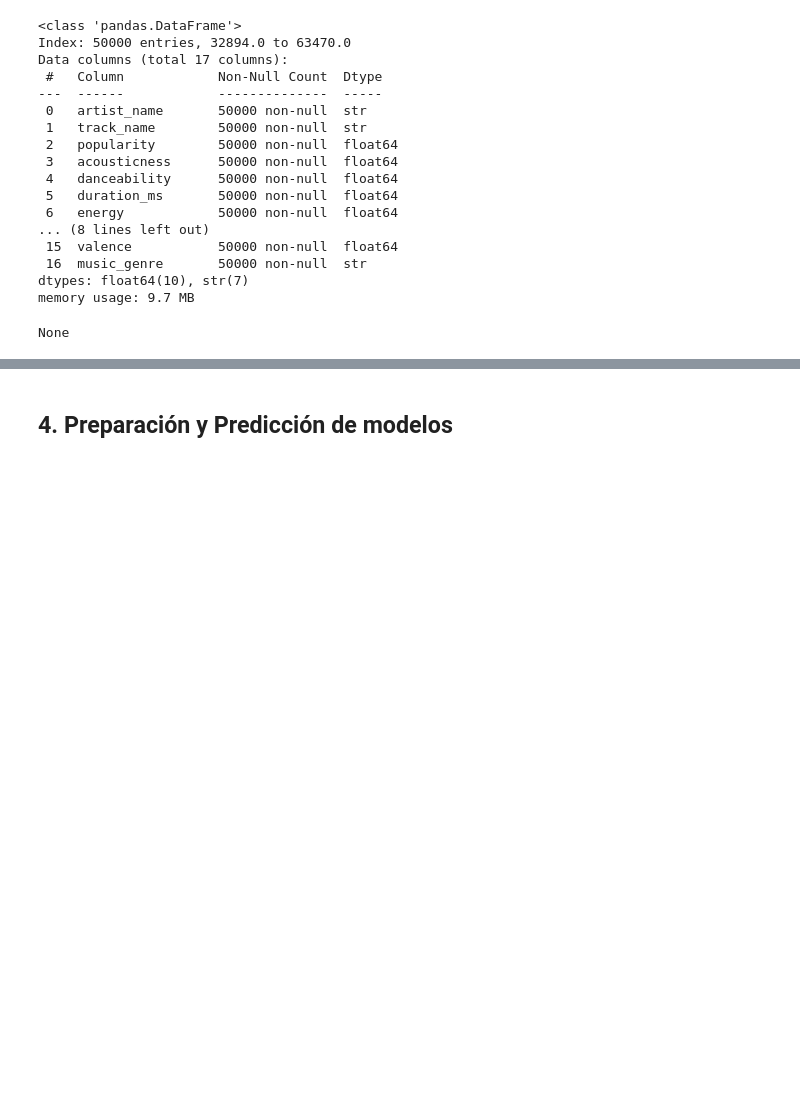
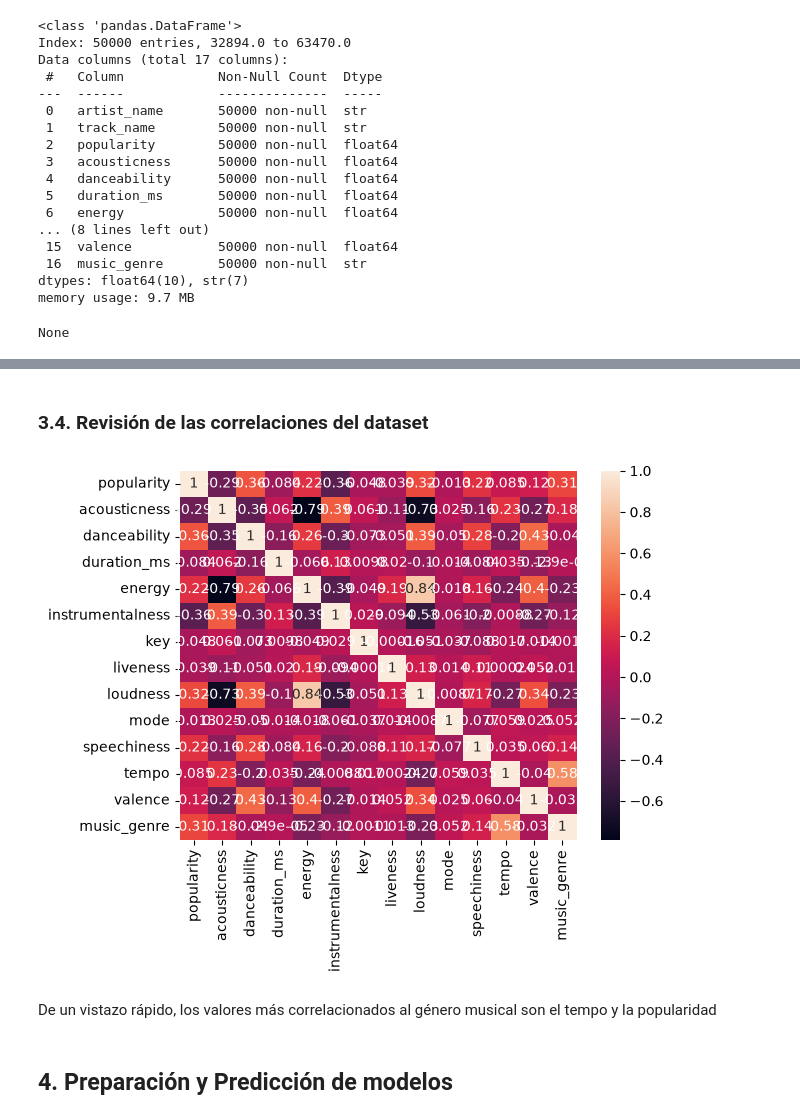
Before and after one commit to ErikAT04/PROYECTO1EVALPIA, a Jupyter notebook: Proyecto1PIA_ErikAmoToquero.ipynb, the cells around one changed output, grey strips where cells are left out. Cells and saved outputs as stored; diff of their text form; code cells hidden in the pictures; blank space fills up the shorter version.

Commit message:
Pruebas - Pensar en cambiar dataset por complicacion

```diff
--- a/Proyecto1PIA_ErikAmoToquero.ipynb
+++ b/Proyecto1PIA_ErikAmoToquero.ipynb
@@ -162,0 +149,12 @@ Y esto nos deja un dataset con la siguiente estructura:
+# %%
+# Guardamos los Strings categóricos
+claves = df_canciones.key.unique().tolist()
+modos = df_canciones["mode"].unique().tolist()
+tempos = df_canciones["tempo"].unique().tolist()
+generos = df_canciones.music_genre.unique().tolist()
+
+# Atacamos a las categorías de golpe:
+df_canciones["key"] = df_canciones["key"].apply(lambda x: claves.index(x))
+df_canciones["mode"] = df_canciones["mode"].apply(lambda x: modos.index(x))
+df_canciones["tempo"] = df_canciones["tempo"].apply(lambda x: tempos.index(x))
+df_canciones["music_genre"] = df_canciones["music_genre"].apply(lambda x: generos.index(x))
@@ -162,0 +182,2 @@ Y esto nos deja un dataset con la siguiente estructura:
+# %%
+df_limpio = df_canciones.drop(["artist_name", "track_name", "obtained_date"], axis=1)
@@ -163,3 +207,14 @@ Y esto nos deja un dataset con la siguiente estructura:
+# %% [markdown]
+### 3.4. Revisión de las correlaciones del dataset
+# %%
+correlacion = df_limpio.corr()
+
+sns.heatmap(correlacion, annot=True)
+plt.show()
+# %% [output]
+[figure, added]
+# %% [markdown]
+De un vistazo rápido, los valores más correlacionados al género musical son el tempo y la popularidad
 # %% [markdown]
 ## 4. Preparación y Predicción de modelos
 # %% [markdown]
```
Also changed, not shown: parts of 46 cells of this notebook.
